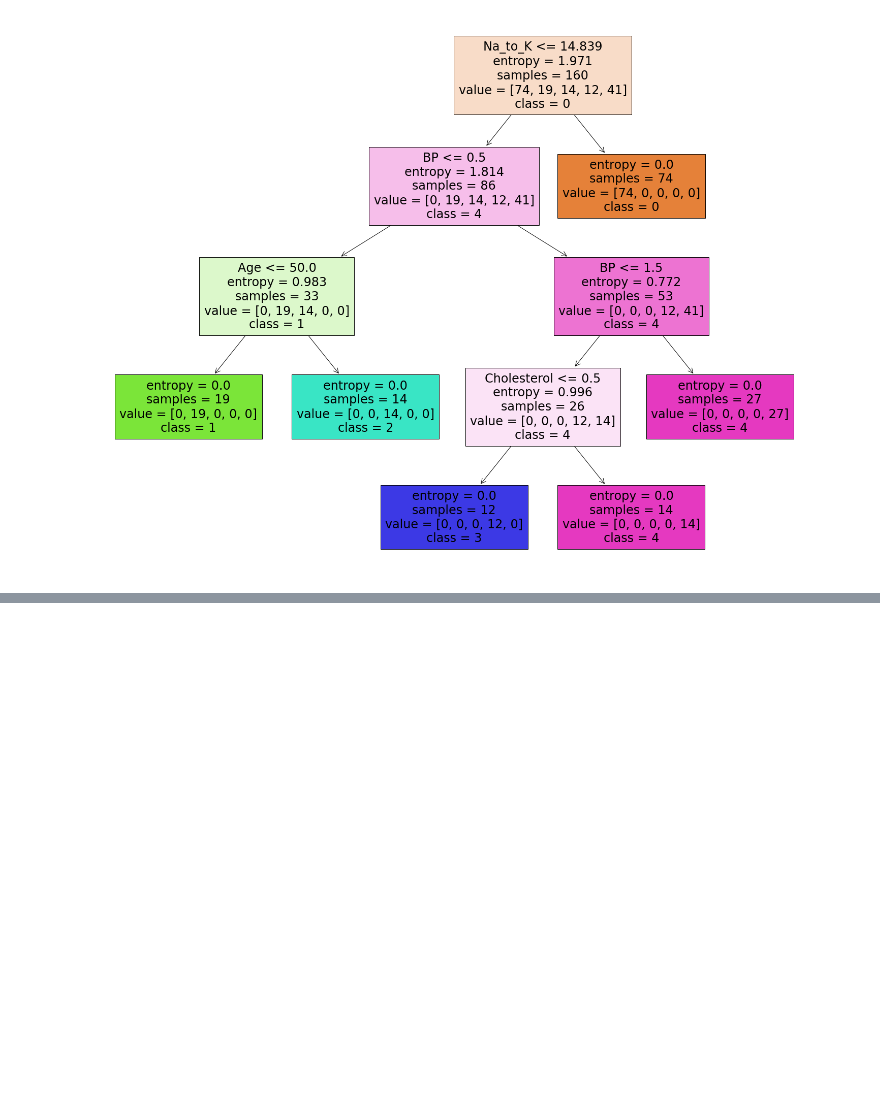
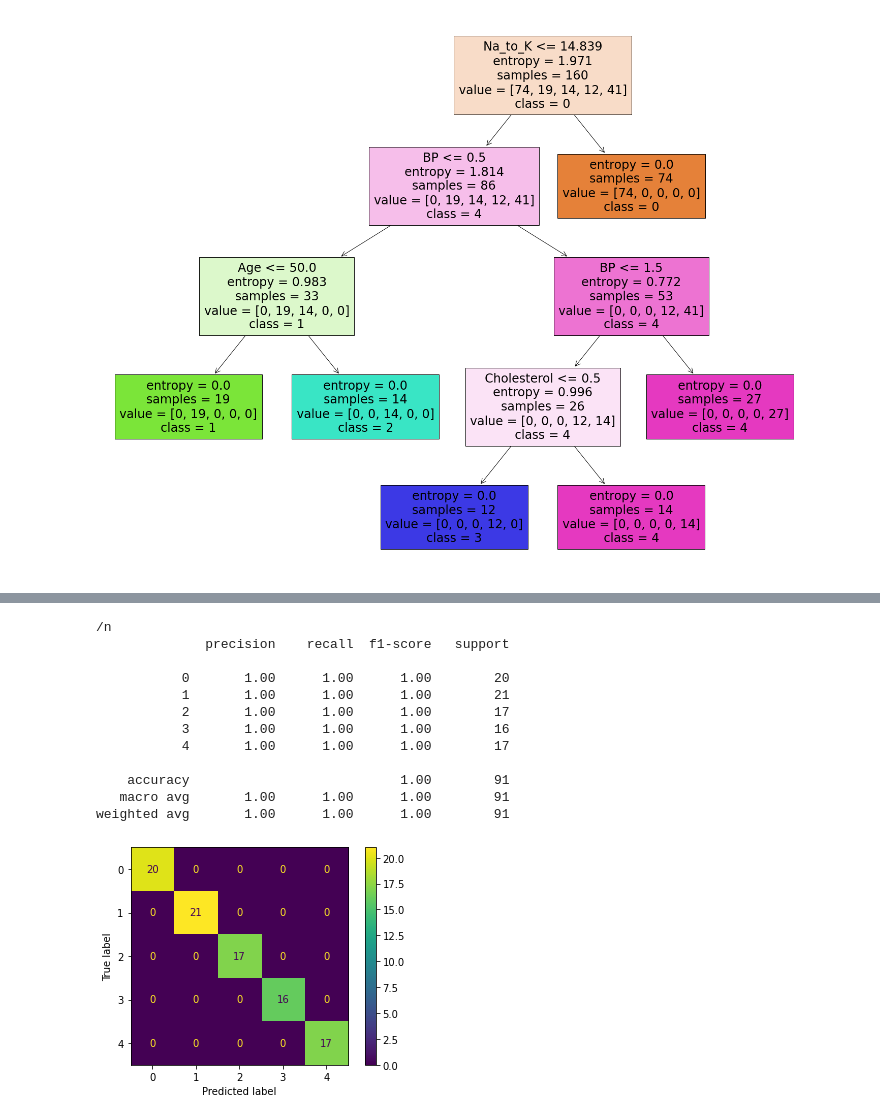
Before and after one commit to elhafizh/ai-drug-prediction, a Jupyter notebook: drug-classification.ipynb, the cells around one changed output, grey strips where cells are left out. Cells and saved outputs as stored; diff of their text form; code cells hidden in the pictures; blank space fills up the shorter version.

```diff
--- a/drug-classification.ipynb
+++ b/drug-classification.ipynb
@@ -408,0 +510,2 @@ _ = tree.plot_tree(clf,
+# %%
+random_model = RandomForestClassifier(n_estimators=10 , max_features='auto',random_state=101)
@@ -408,0 +516,16 @@ _ = tree.plot_tree(clf,
+# %%
+metrics_needed(random_model)
+# %% [output]
+/n
+              precision    recall  f1-score   support
+
+           0       1.00      1.00      1.00        20
+           1       1.00      1.00      1.00        21
+           2       1.00      1.00      1.00        17
+           3       1.00      1.00      1.00        16
+           4       1.00      1.00      1.00        17
+
+    accuracy                           1.00        91
+   macro avg       1.00      1.00      1.00        91
+weighted avg       1.00      1.00      1.00        91
+[figure, added]
```
Also changed, not shown: parts of 19 cells of this notebook.
